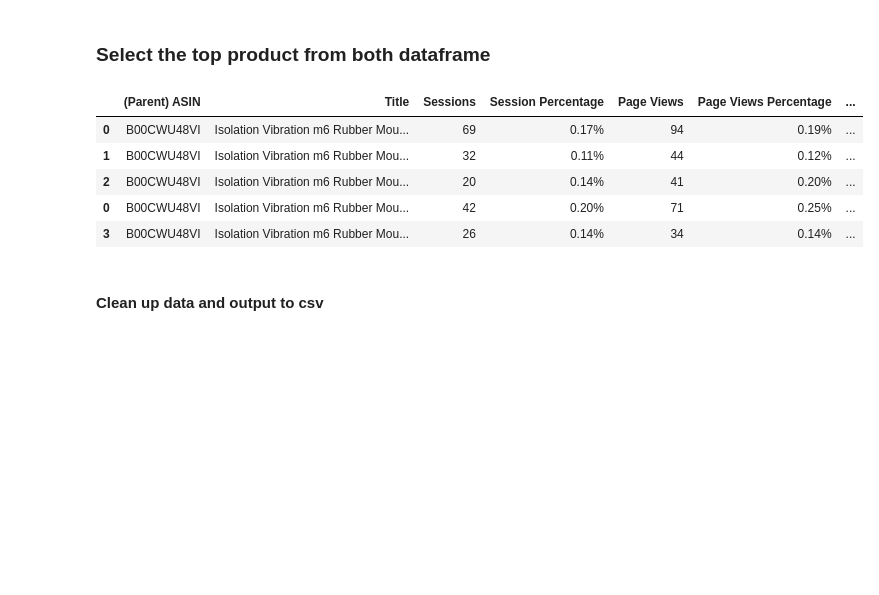
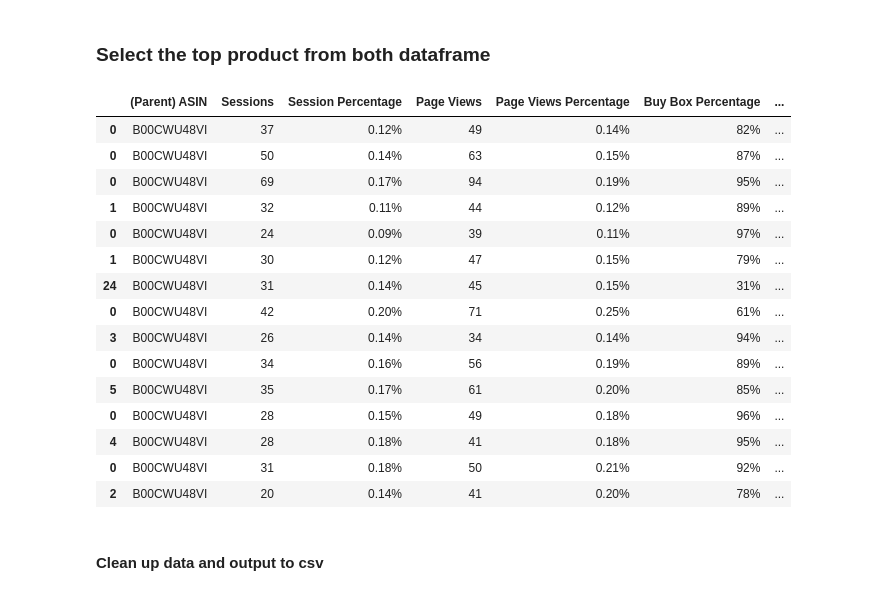
Before and after one commit to cameronliang/amazon_seller_analytics, a Jupyter notebook: notebooks/ProcessData.ipynb, the cells around one changed output. Cells and saved outputs as stored; diff of their text form; code cells hidden in the pictures; blank space fills up the shorter version.

```diff
--- a/notebooks/ProcessData.ipynb
+++ b/notebooks/ProcessData.ipynb
@@ -24,4 +24,4 @@ df_asin.head()
 # %%
 path = '../../original_data/monthly/'
 file_lists = os.listdir(path)
-file_lists
+file_lists.sort() # sort the files by date.
@@ -46,19 +28,19 @@ file_lists
 # %%
 frames1 = [] # before 08/2019 (price change)
 frames2 = [] # before 08/2019 (price change)
-for fname in file_lists:
 
-    year, month = float(fname[:4]),float(fname[4:6])
 
-    if year == 2018:
-        frames1.append(pd.read_csv(path + fname))
-    elif year == 2019:
-        if month <= 8:
-            frames1.append(pd.read_csv(path + fname))
-        else:
-            frames2.append(pd.read_csv(path + fname))
+for i,fname in enumerate(file_lists):
+
+    tmp_df = pd.read_csv(path + fname)
+
+    year, month = fname[:4],fname[4:6]
+    tmp_df['date'] = year + '-' + month
+    tmp_df['time_index'] = i
+    if i <15:
+        frames1.append(tmp_df)
     else:
-        frames2.append(pd.read_csv(path + fname))
+        frames2.append(tmp_df)
 
 df1 = pd.concat(frames1)
 df2 = pd.concat(frames2)
@@ -85,16 +67,28 @@ df2.head()
 # %%
 df_prod1 = df1.loc[df1['(Parent) ASIN'] == 'B00CWU48VI']
 df_prod2 = df2.loc[df2['(Parent) ASIN'] == 'B00CWU48VI']
-df_prod1.head()
+del df_prod1['Title']
+del df_prod2['Title']
+df_prod1
 
 # to-do: simply add date to a column.
 # %% [output]
-|  | (Parent) ASIN | Title | Sessions | Session Percentage | Page Views | Page Views Percentage | ... |
-| 0 | B00CWU48VI | Isolation Vibration m6 Rubber Mou... | 69 | 0.17% | 94 | 0.19% | ... |
-| 1 | B00CWU48VI | Isolation Vibration m6 Rubber Mou... | 32 | 0.11% | 44 | 0.12% | ... |
-| 2 | B00CWU48VI | Isolation Vibration m6 Rubber Mou... | 20 | 0.14% | 41 | 0.20% | ... |
-| 0 | B00CWU48VI | Isolation Vibration m6 Rubber Mou... | 42 | 0.20% | 71 | 0.25% | ... |
-| 3 | B00CWU48VI | Isolation Vibration m6 Rubber Mou... | 26 | 0.14% | 34 | 0.14% | ... |
+|  | (Parent) ASIN | Sessions | Session Percentage | Page Views | Page Views Percentage | Buy Box Percentage | ... |
+| 0 | B00CWU48VI | 37 | 0.12% | 49 | 0.14% | 82% | ... |
+| 0 | B00CWU48VI | 50 | 0.14% | 63 | 0.15% | 87% | ... |
+| 0 | B00CWU48VI | 69 | 0.17% | 94 | 0.19% | 95% | ... |
+| 1 | B00CWU48VI | 32 | 0.11% | 44 | 0.12% | 89% | ... |
+| 0 | B00CWU48VI | 24 | 0.09% | 39 | 0.11% | 97% | ... |
+| 1 | B00CWU48VI | 30 | 0.12% | 47 | 0.15% | 79% | ... |
+| 24 | B00CWU48VI | 31 | 0.14% | 45 | 0.15% | 31% | ... |
+| 0 | B00CWU48VI | 42 | 0.20% | 71 | 0.25% | 61% | ... |
+| 3 | B00CWU48VI | 26 | 0.14% | 34 | 0.14% | 94% | ... |
+| 0 | B00CWU48VI | 34 | 0.16% | 56 | 0.19% | 89% | ... |
+| 5 | B00CWU48VI | 35 | 0.17% | 61 | 0.20% | 85% | ... |
+| 0 | B00CWU48VI | 28 | 0.15% | 49 | 0.18% | 96% | ... |
+| 4 | B00CWU48VI | 28 | 0.18% | 41 | 0.18% | 95% | ... |
+| 0 | B00CWU48VI | 31 | 0.18% | 50 | 0.21% | 92% | ... |
+| 2 | B00CWU48VI | 20 | 0.14% | 41 | 0.20% | 78% | ... |
 # %% [markdown]
 #### Clean up data and output to csv
 # %%
```
Also changed, not shown: parts of 5 cells of this notebook, 1 other file.
